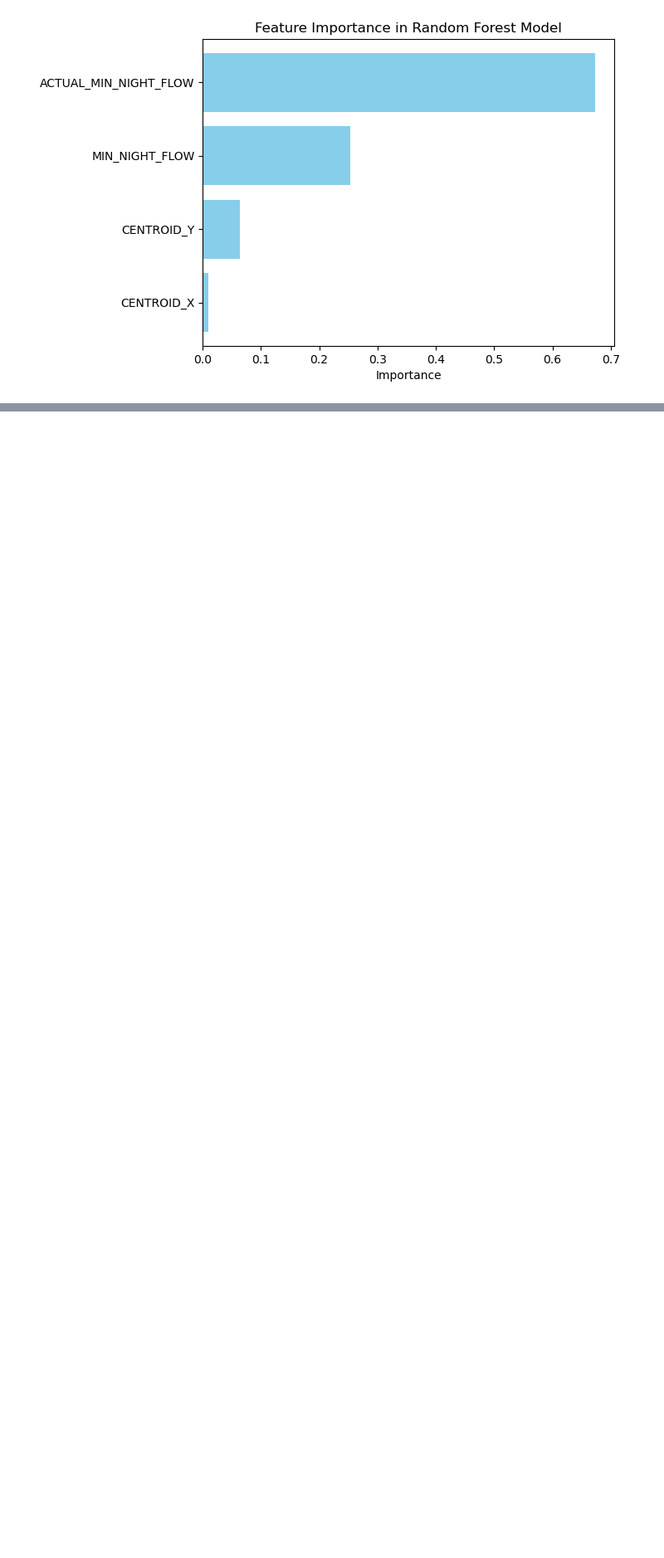
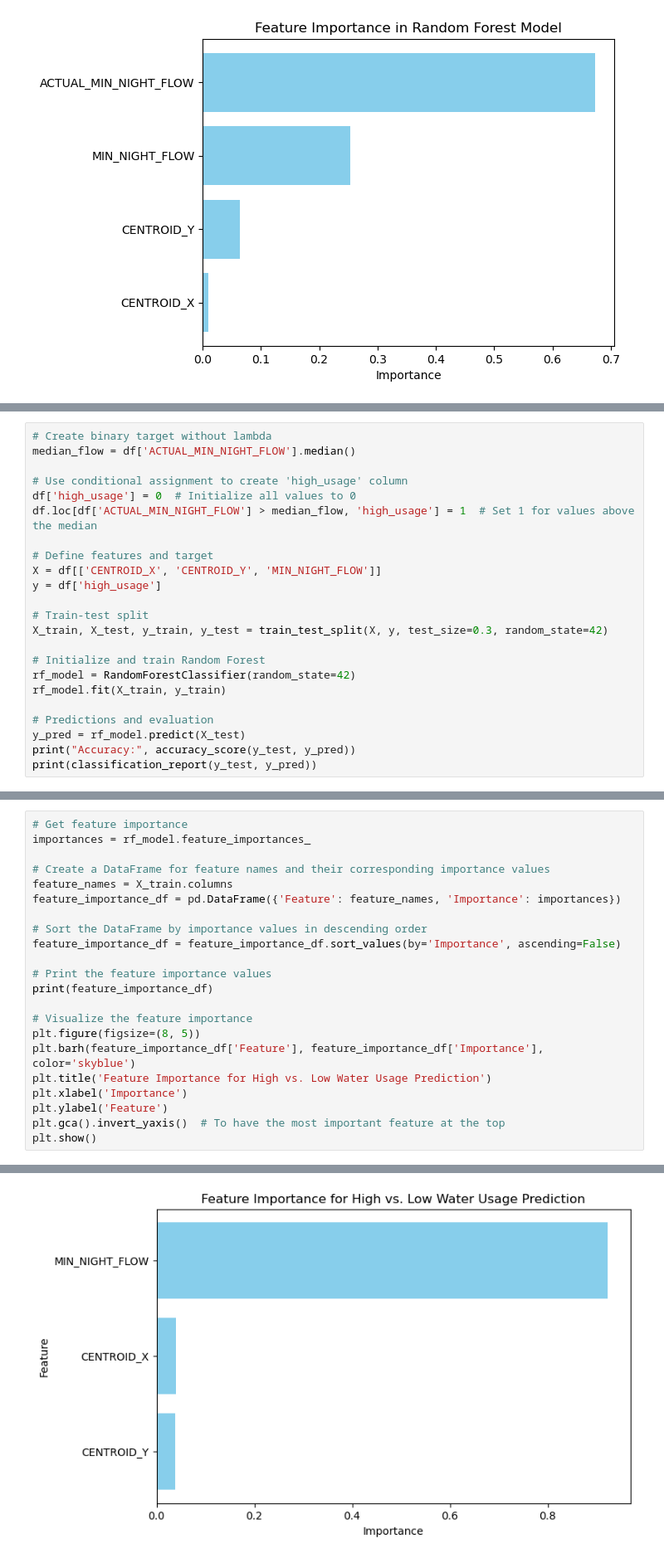
Before and after one commit to sofieseilnacht/water_usage_analysis, a Jupyter notebook: water_usage_analysis.ipynb, the cells around one changed output, grey strips where cells are left out. Shown at 83% size. Drawn from its saved outputs; the diff is of its cells as text; blank space fills up the shorter version.

```diff
--- a/water_usage_analysis.ipynb
+++ b/water_usage_analysis.ipynb
@@ -494,0 +493,23 @@ plt.show()
+# %%
+# Create binary target without lambda
+median_flow = df['ACTUAL_MIN_NIGHT_FLOW'].median()
+
+# Use conditional assignment to create 'high_usage' column
+df['high_usage'] = 0  # Initialize all values to 0
+df.loc[df['ACTUAL_MIN_NIGHT_FLOW'] > median_flow, 'high_usage'] = 1  # Set 1 for values above the median
+
+# Define features and target
+X = df[['CENTROID_X', 'CENTROID_Y', 'MIN_NIGHT_FLOW']]
+y = df['high_usage']
+
+# Train-test split
+X_train, X_test, y_train, y_test = train_test_split(X, y, test_size=0.3, random_state=42)
+
+# Initialize and train Random Forest
+rf_model = RandomForestClassifier(random_state=42)
+rf_model.fit(X_train, y_train)
+
+# Predictions and evaluation
+y_pred = rf_model.predict(X_test)
+print("Accuracy:", accuracy_score(y_test, y_pred))
+print(classification_report(y_test, y_pred))
@@ -494,0 +526,23 @@ plt.show()
+# %%
+# Get feature importance
+importances = rf_model.feature_importances_
+
+# Create a DataFrame for feature names and their corresponding importance values
+feature_names = X_train.columns
+feature_importance_df = pd.DataFrame({'Feature': feature_names, 'Importance': importances})
+
+# Sort the DataFrame by importance values in descending order
+feature_importance_df = feature_importance_df.sort_values(by='Importance', ascending=False)
+
+# Print the feature importance values
+print(feature_importance_df)
+
+# Visualize the feature importance
+plt.figure(figsize=(8, 5))
+plt.barh(feature_importance_df['Feature'], feature_importance_df['Importance'], color='skyblue')
+plt.title('Feature Importance for High vs. Low Water Usage Prediction')
+plt.xlabel('Importance')
+plt.ylabel('Feature')
+plt.gca().invert_yaxis()  # To have the most important feature at the top
+plt.show()
+# %% [output]
@@ -494,0 +553 @@ plt.show()
+[figure, added]
```
Also changed, not shown: parts of 5 cells of this notebook.
